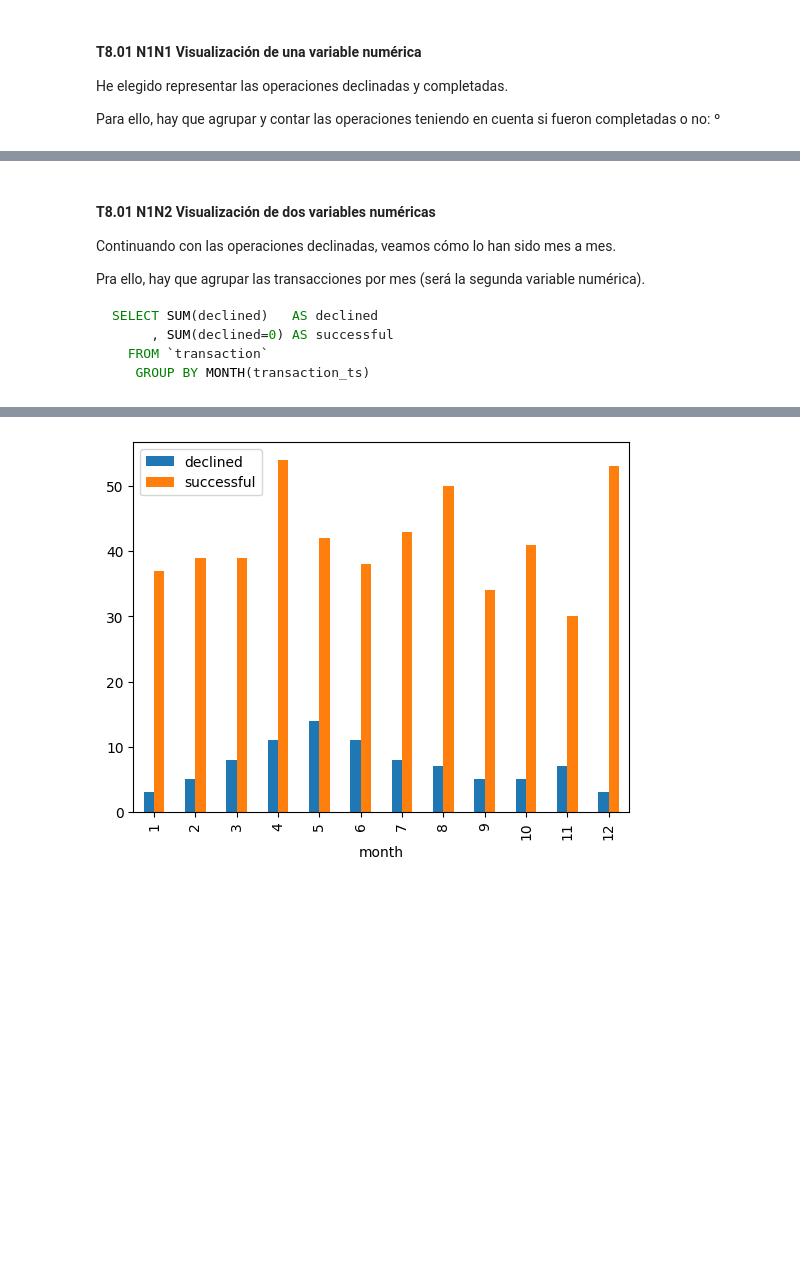
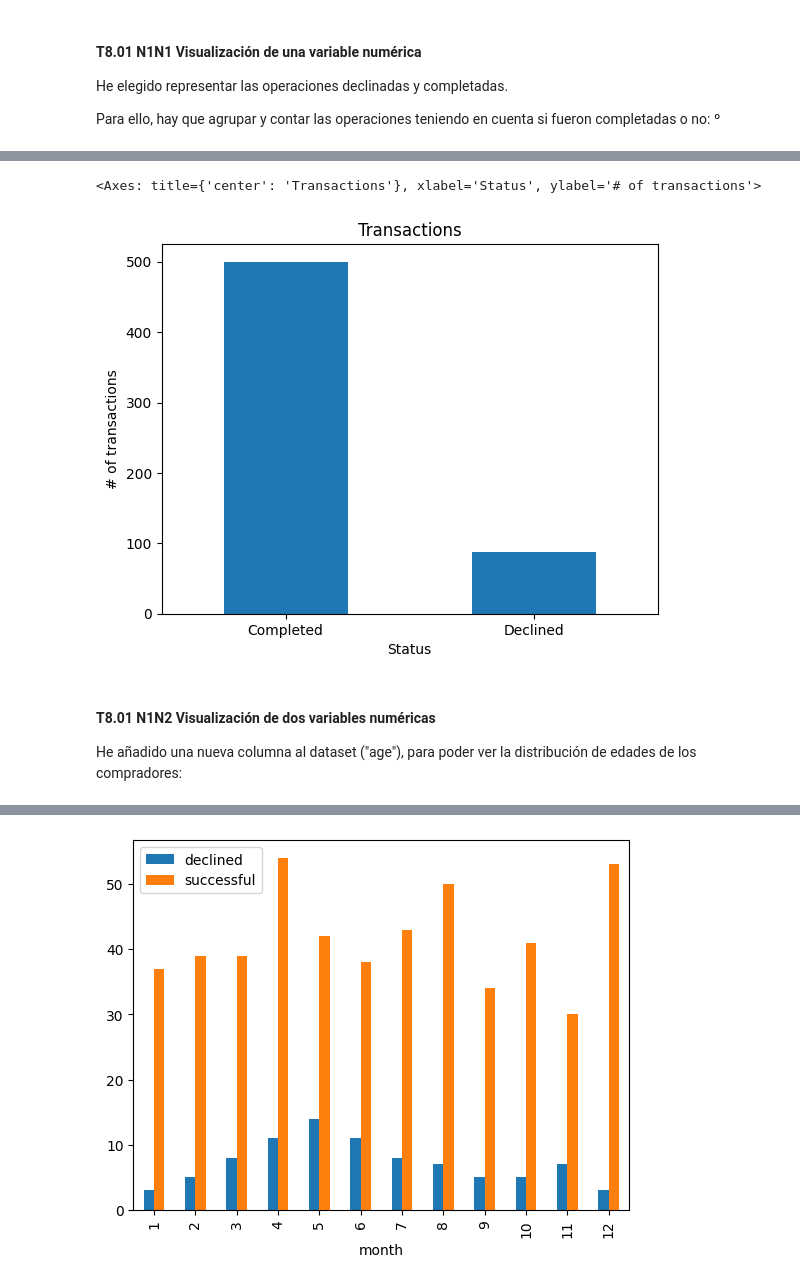
Before and after one commit to mlopezgva/it-academy-mlg, a Jupyter notebook: SPRINT8/Sprint_8.ipynb, the cells around one changed output, grey strips where cells are left out. Drawn from its saved outputs; the diff is of its cells as text; code cells hidden in the pictures; blank space fills up the shorter version.

````diff
--- a/SPRINT8/Sprint_8.ipynb
+++ b/SPRINT8/Sprint_8.ipynb
@@ -54,0 +63,11 @@ if db and db.is_connected:
+# %%
+db_connect()
+
+# extraer los datos de la DB. Iré añadiendo tablas según las vaya usando...
+if db and db.is_connected:
+    global tr_df, user_df
+    tr_df   = pd.read_sql("SELECT * FROM `transaction`", db)
+    user_df = pd.read_sql("SELECT * FROM `user`", db)
+
+tr_df
+user_df
@@ -55,14 +88,20 @@ if db and db.is_connected:
+# %%
+# Usando pandas para "calcular" las columnas, y crear el gráfico renombrando las columnas de "0" y "1" a "Completadas" y "Declinadas"ArithmeticErrordecl_df = tr_df.groupby('declined').count()
+decl_df = tr_df.groupby('declined').count()
+
+decl_df = decl_df.rename({0: "Completed", 1: "Declined"}, axis='index')['transaction_id']
+# decl_df = decl_df['transaction_id']
+# print(decl_df)
+decl_df.plot.bar(
+    title="Transactions",
+    xlabel="Status",
+    ylabel="# of transactions",
+    rot=0
+)
+# %% [output]
+<Axes: title={'center': 'Transactions'}, xlabel='Status', ylabel='# of transactions'>
+[figure, added]
 # %% [markdown]
 #### T8.01 N1N2 Visualización de dos variables numéricas
 
-Continuando con las operaciones declinadas, veamos cómo lo han sido mes a mes.
-
-Pra ello, hay que agrupar las transacciones por mes (será la segunda variable numérica).
-
-
-```sql
-SELECT SUM(declined)   AS declined
-     , SUM(declined=0) AS successful
-  FROM `transaction`
-   GROUP BY MONTH(transaction_ts)
-```
+He añadido una nueva columna al dataset ("age"), para poder ver la distribución de edades de los compradores:
````
Also changed, not shown: parts of 7 cells of this notebook.
